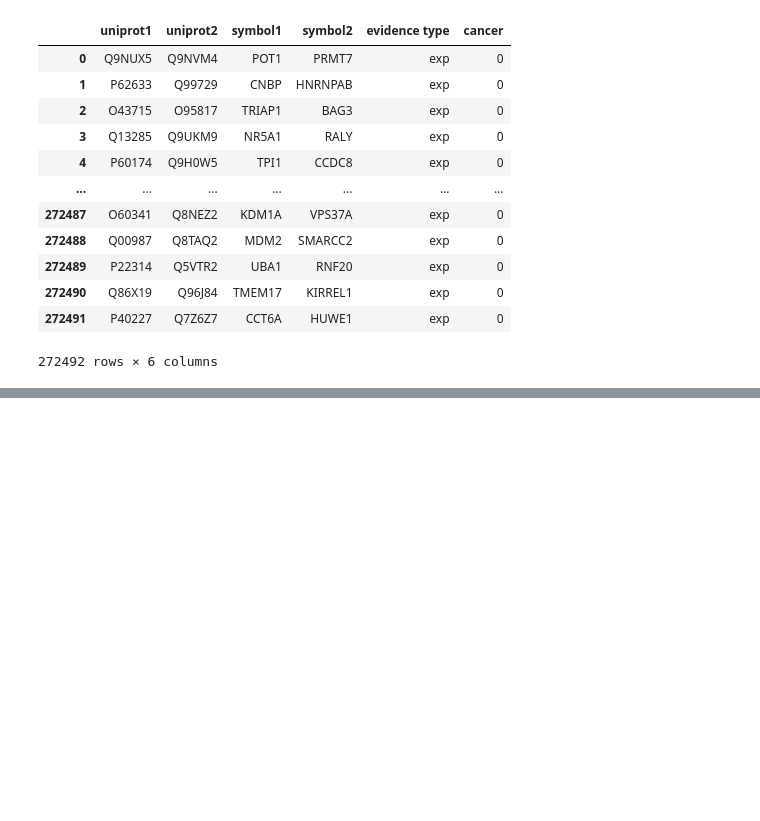
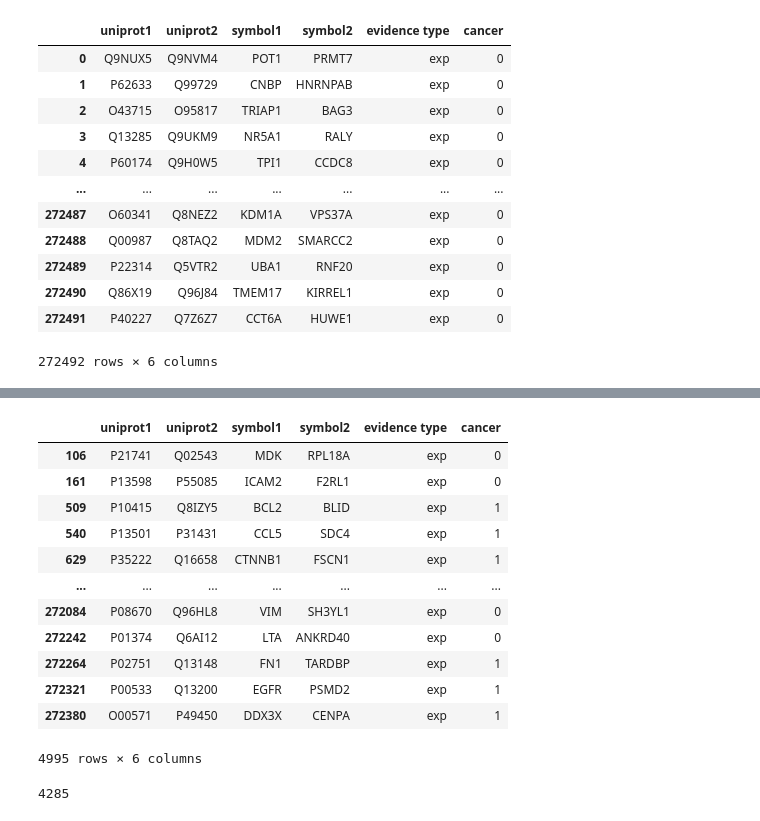
Before and after one commit to giuliacassara/Malignant-Mesothelioma, a Jupyter notebook: Analysis.ipynb, the cells around one changed output, grey strips where cells are left out. Drawn from its saved outputs; the diff is of its cells as text; code cells hidden in the pictures; blank space fills up the shorter version.

```diff
--- a/Analysis.ipynb
+++ b/Analysis.ipynb
@@ -397,0 +457,19 @@ iid.to_csv('iid.txt', sep = '\t')
+# %%
+non_seed_2 = iid_seed_genes.loc[~(iid_seed_genes['symbol2'].isin(geneSymbol))]
+# interactor 1 is not a seed genes and interacts with a seed gene
+#B is a seed gene
+non_seed_2
+# %% [output]
+|  | uniprot1 | uniprot2 | symbol1 | symbol2 | evidence type | cancer |
+| 106 | P21741 | Q02543 | MDK | RPL18A | exp | 0 |
+| 161 | P13598 | P55085 | ICAM2 | F2RL1 | exp | 0 |
+| 509 | P10415 | Q8IZY5 | BCL2 | BLID | exp | 1 |
+| 540 | P13501 | P31431 | CCL5 | SDC4 | exp | 1 |
+| 629 | P35222 | Q16658 | CTNNB1 | FSCN1 | exp | 1 |
+| ... | ... | ... | ... | ... | ... | ... |
+| 272084 | P08670 | Q96HL8 | VIM | SH3YL1 | exp | 0 |
+| 272242 | P01374 | Q6AI12 | LTA | ANKRD40 | exp | 0 |
+| 272264 | P02751 | Q13148 | FN1 | TARDBP | exp | 1 |
+| 272321 | P00533 | Q13200 | EGFR | PSMD2 | exp | 1 |
+| 272380 | O00571 | P49450 | DDX3X | CENPA | exp | 1 |
+4995 rows × 6 columns
@@ -397,0 +489,4 @@ iid.to_csv('iid.txt', sep = '\t')
+# %%
+len(non_seed)
+# %% [output]
+4285
```
Also changed, not shown: parts of 15 cells of this notebook.
